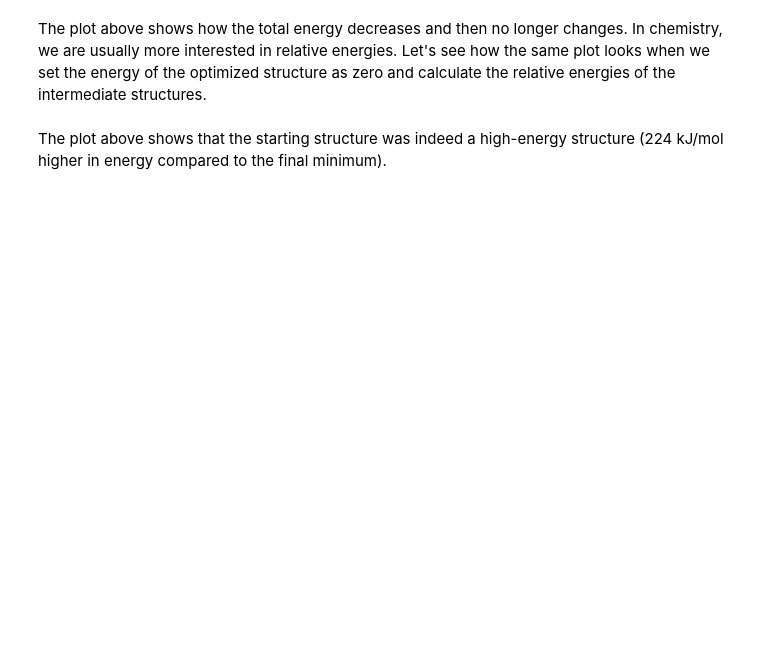
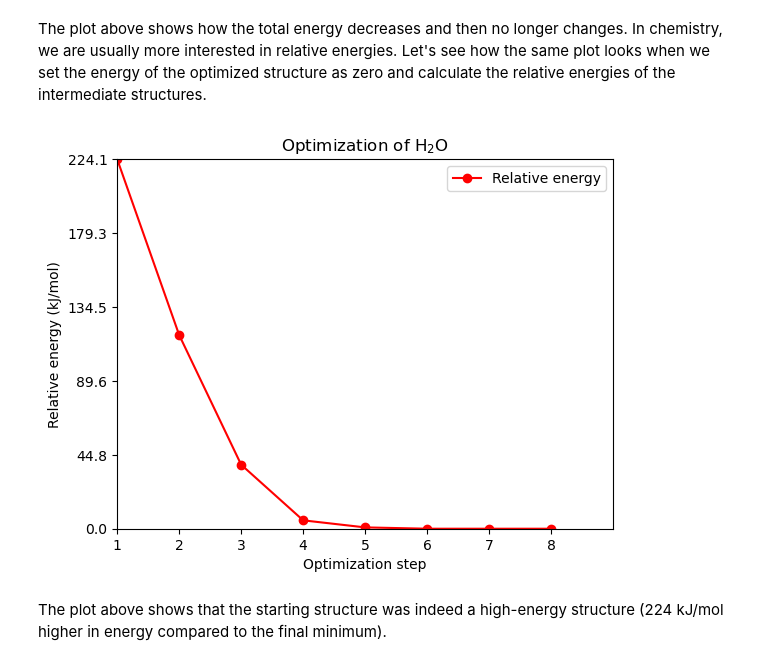
Before and after one commit to anttikarttunen/sscc2026-qc, a Jupyter notebook: basic/orca-basic.ipynb, the cells around one changed output. Saved outputs shown, nothing was run; the diff lists cells and outputs as text; code cells hidden in the pictures; blank space fills up the shorter version.

```diff
--- a/basic/orca-basic.ipynb
+++ b/basic/orca-basic.ipynb
@@ -130,23 +170,29 @@ The plot above shows how the total energy decreases and then no longer changes.
 # %%
 import numpy as np
 import matplotlib.pyplot as plt
 
+# Extract the electronic total energies from the ORCA output
+energies_raw = !grep "FINAL SINGLE POINT ENERGY" h2o/h2o_opt.out | awk '{print $NF}'
+
+# The total energies in ORCA are in Hartree units.
+# We use this conversion factor to convert to kJ/mol
 HARTREE_TO_KJMOL = 2625.5
-energies_raw = !grep "FINAL SINGLE POINT ENERGY" h2o_opt.out | awk '{print $NF}'
 energies = np.asarray(energies_raw, dtype=float)
 rel_energies = (energies - np.min(energies)) * HARTREE_TO_KJMOL
 steps = np.arange(1, len(energies_raw) + 1)
 
 plt.plot(steps, rel_energies, marker = 'o', color = 'red', label = 'Relative energy')
 plt.xlabel('Optimization step')
 plt.ylabel('Relative energy (kJ/mol)')
 plt.xlim(1, len(steps) + 1)
 plt.ylim(0, np.max(rel_energies))
 plt.xticks(np.arange(1, len(steps) + 1, 1))
 plt.yticks(np.linspace(np.min(rel_energies), max(rel_energies), 6))
 plt.legend(loc = 'upper right')
 plt.title('Optimization of H$_2$O')
 plt.show()
+# %% [output]
+[figure, added]
 # %% [markdown]
 The plot above shows that the starting structure was indeed a high-energy structure (224 kJ/mol higher in energy compared to the final minimum).
 # %% [markdown]
```
Also changed, not shown: parts of 41 cells of this notebook.
